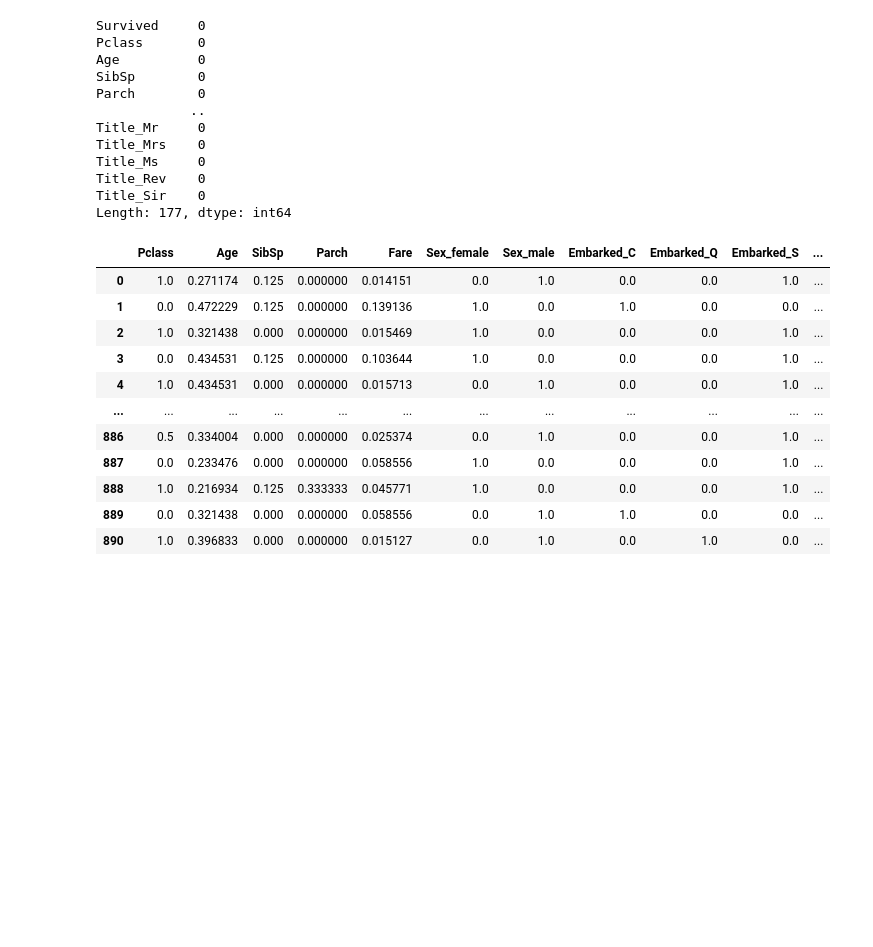
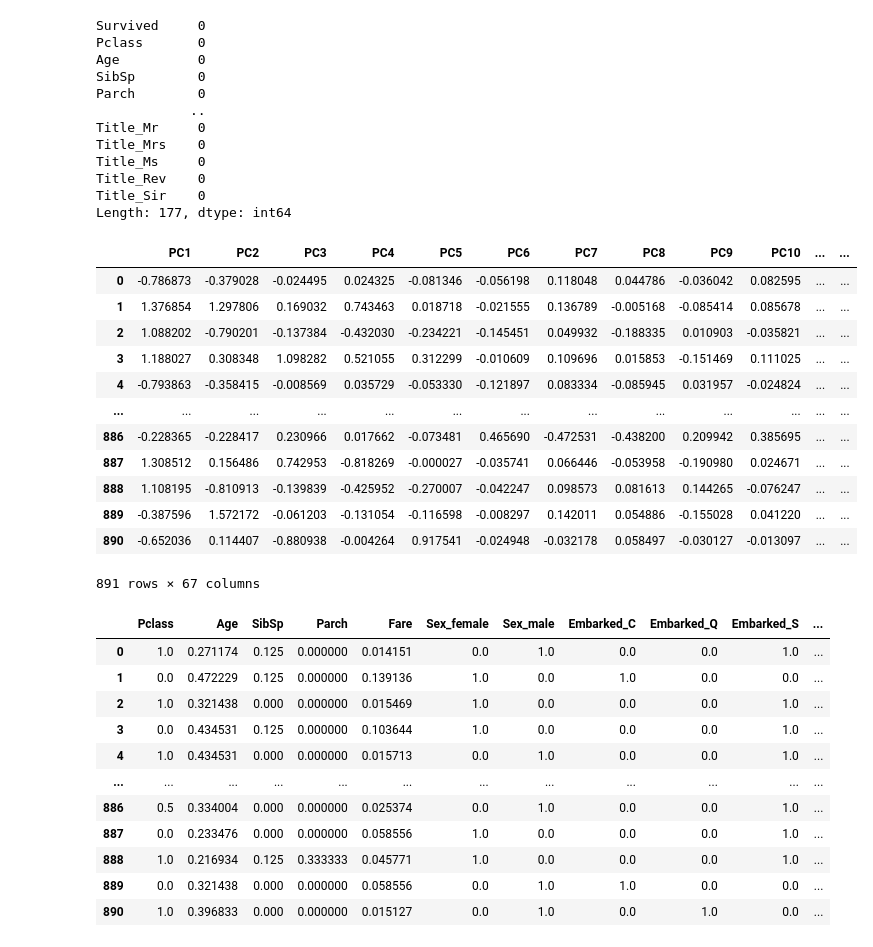
Before and after one commit to adenletchworth/Kaggle, a Jupyter notebook: titanic_comp.ipynb, the cells around one changed output. Drawn from its saved outputs; the diff is of its cells as text; code cells hidden in the pictures; blank space fills up the shorter version.

```diff
--- a/titanic_comp.ipynb
+++ b/titanic_comp.ipynb
@@ -96,16 +111,17 @@ df.drop(columns=['PassengerId', 'Name', 'Ticket'],axis=1,inplace=True)
 # %%
-encoder = OneHotEncoder()
-
-encoder.fit(df[['Sex','Embarked', 'Cabin', 'Title']])
-
-encoded_data = encoder.transform(df[['Sex', 'Embarked', 'Cabin', 'Title']]).toarray()
-
+encoder = OneHotEncoder(sparse_output=False)
+encoder.fit(df[['Sex', 'Embarked', 'Cabin', 'Title']])
+encoded_data = encoder.transform(df[['Sex', 'Embarked', 'Cabin', 'Title']])
 encoded_df = pd.DataFrame(encoded_data, columns=encoder.get_feature_names_out(['Sex', 'Embarked', 'Cabin', 'Title']))
-
 df = pd.concat([df.reset_index(drop=True), encoded_df.reset_index(drop=True)], axis=1)
-
 df = df.drop(['Sex', 'Embarked', 'Cabin', 'Title'], axis=1)
 
+encoder.fit(df_test[['Sex', 'Embarked', 'Cabin', 'Title']])
+encoded_data_test = encoder.transform(df_test[['Sex', 'Embarked', 'Cabin', 'Title']])
+encoded_df_test = pd.DataFrame(encoded_data_test, columns=encoder.get_feature_names_out(['Sex', 'Embarked', 'Cabin', 'Title']))
+df_test = pd.concat([df_test.reset_index(drop=True), encoded_df_test.reset_index(drop=True)], axis=1)
+df_test = df_test.drop(['Sex', 'Embarked', 'Cabin', 'Title'], axis=1)
+
 df
 # %% [output]
 |  | Survived | Pclass | Age | SibSp | Parch | Fare | Sex_female | Sex_male | Embarked_C | Embarked_Q | ... |
@@ -186,13 +188,27 @@ Length: 177, dtype: int64
 # %%
 feature_df = df.drop('Survived', axis=1)
 
 pca = PCA(n_components=0.95)
 
 df_pca = pca.fit_transform(feature_df)
 
 df_pca = pd.DataFrame(df_pca, columns=[f'PC{i+1}' for i in range(df_pca.shape[1])])
 
-#df_pca
+df_pca
+# %% [output]
+|  | PC1 | PC2 | PC3 | PC4 | PC5 | PC6 | PC7 | PC8 | PC9 | PC10 | ... | ... |
+| 0 | -0.786873 | -0.379028 | -0.024495 | 0.024325 | -0.081346 | -0.056198 | 0.118048 | 0.044786 | -0.036042 | 0.082595 | ... | ... |
+| 1 | 1.376854 | 1.297806 | 0.169032 | 0.743463 | 0.018718 | -0.021555 | 0.136789 | -0.005168 | -0.085414 | 0.085678 | ... | ... |
+| 2 | 1.088202 | -0.790201 | -0.137384 | -0.432030 | -0.234221 | -0.145451 | 0.049932 | -0.188335 | 0.010903 | -0.035821 | ... | ... |
+| 3 | 1.188027 | 0.308348 | 1.098282 | 0.521055 | 0.312299 | -0.010609 | 0.109696 | 0.015853 | -0.151469 | 0.111025 | ... | ... |
+| 4 | -0.793863 | -0.358415 | -0.008569 | 0.035729 | -0.053330 | -0.121897 | 0.083334 | -0.085945 | 0.031957 | -0.024824 | ... | ... |
+| ... | ... | ... | ... | ... | ... | ... | ... | ... | ... | ... | ... | ... |
+| 886 | -0.228365 | -0.228417 | 0.230966 | 0.017662 | -0.073481 | 0.465690 | -0.472531 | -0.438200 | 0.209942 | 0.385695 | ... | ... |
+| 887 | 1.308512 | 0.156486 | 0.742953 | -0.818269 | -0.000027 | -0.035741 | 0.066446 | -0.053958 | -0.190980 | 0.024671 | ... | ... |
+| 888 | 1.108195 | -0.810913 | -0.139839 | -0.425952 | -0.270007 | -0.042247 | 0.098573 | 0.081613 | 0.144265 | -0.076247 | ... | ... |
+| 889 | -0.387596 | 1.572172 | -0.061203 | -0.131054 | -0.116598 | -0.008297 | 0.142011 | 0.054886 | -0.155028 | 0.041220 | ... | ... |
+| 890 | -0.652036 | 0.114407 | -0.880938 | -0.004264 | 0.917541 | -0.024948 | -0.032178 | 0.058497 | -0.030127 | -0.013097 | ... | ... |
+891 rows × 67 columns
 # %%
 feature_df
 # %% [output]
```
Also changed, not shown: parts of 15 cells of this notebook.
